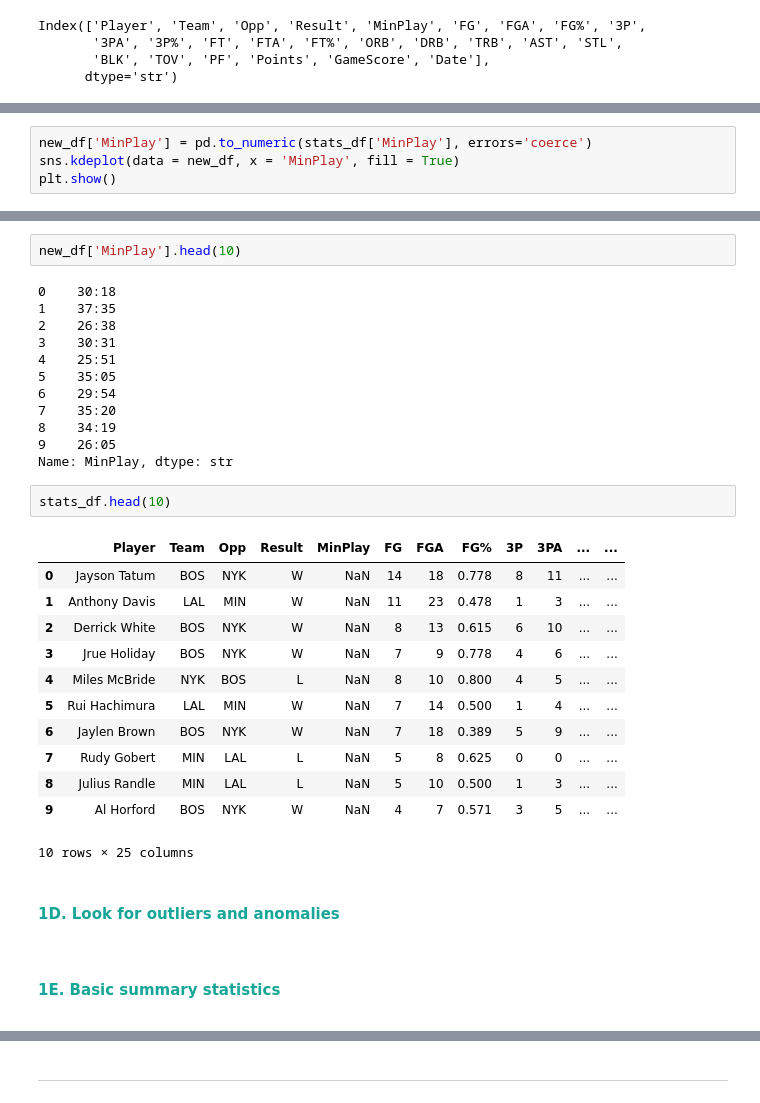
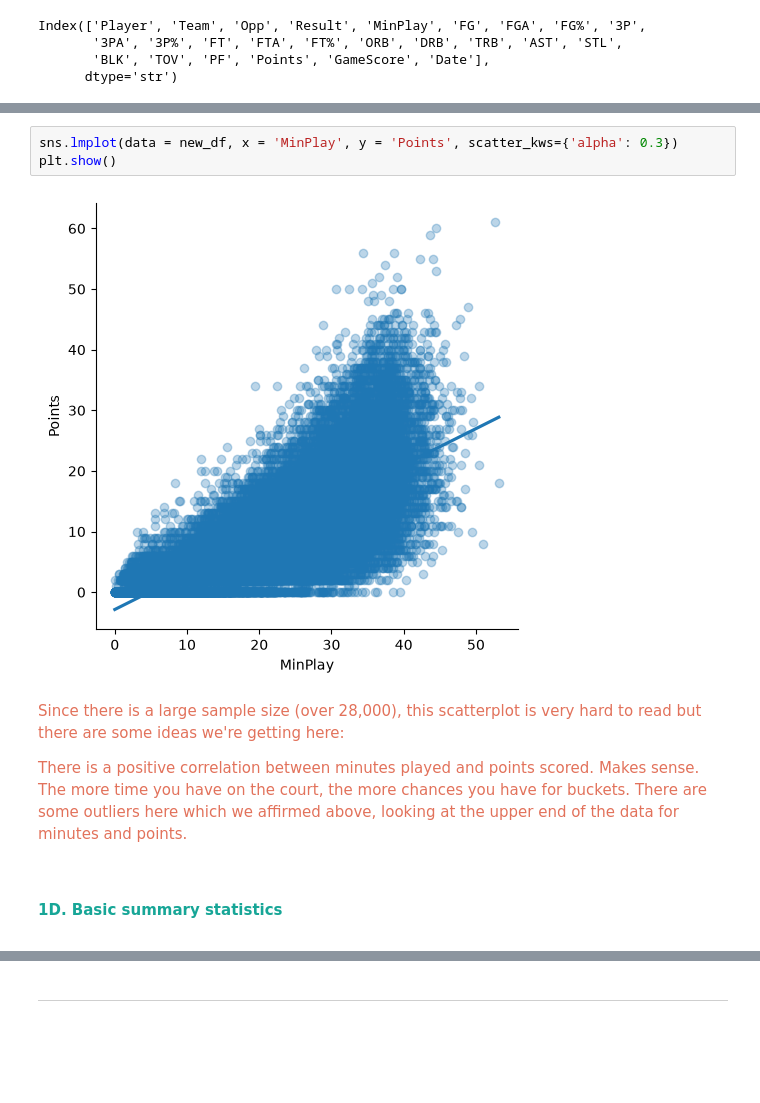
Before and after one commit to awomann/nba-prediction, a Jupyter notebook: Desktop/Coding/NBA Prediction/NBA_Predictive_Analytics.ipynb, the cells around one changed output, grey strips where cells are left out. Cells and saved outputs as stored; diff of their text form; blank space fills up the shorter version.

```diff
--- a/Desktop/Coding/NBA Prediction/NBA_Predictive_Analytics.ipynb
+++ b/Desktop/Coding/NBA Prediction/NBA_Predictive_Analytics.ipynb
@@ -312,4 +372,0 @@ np.int64(0)
-# %%
-new_df['MinPlay'] = pd.to_numeric(stats_df['MinPlay'], errors='coerce')
-sns.kdeplot(data = new_df, x = 'MinPlay', fill = True)
-plt.show()
@@ -332,41 +373,20 @@ Name: MP, dtype: str
-# %%
-new_df['MinPlay'].head(10)
-# %% [output]
-0    30:18
-1    37:35
-2    26:38
-3    30:31
-4    25:51
-5    35:05
-6    29:54
-7    35:20
-8    34:19
-9    26:05
-Name: MinPlay, dtype: str
-# %%
-stats_df.head(10)
-# %% [output]
-|  | Player | Team | Opp | Result | MinPlay | FG | FGA | FG% | 3P | 3PA | ... | ... |
-| 0 | Jayson Tatum | BOS | NYK | W | NaN | 14 | 18 | 0.778 | 8 | 11 | ... | ... |
-| 1 | Anthony Davis | LAL | MIN | W | NaN | 11 | 23 | 0.478 | 1 | 3 | ... | ... |
-| 2 | Derrick White | BOS | NYK | W | NaN | 8 | 13 | 0.615 | 6 | 10 | ... | ... |
-| 3 | Jrue Holiday | BOS | NYK | W | NaN | 7 | 9 | 0.778 | 4 | 6 | ... | ... |
-| 4 | Miles McBride | NYK | BOS | L | NaN | 8 | 10 | 0.800 | 4 | 5 | ... | ... |
-| 5 | Rui Hachimura | LAL | MIN | W | NaN | 7 | 14 | 0.500 | 1 | 4 | ... | ... |
-| 6 | Jaylen Brown | BOS | NYK | W | NaN | 7 | 18 | 0.389 | 5 | 9 | ... | ... |
-| 7 | Rudy Gobert | MIN | LAL | L | NaN | 5 | 8 | 0.625 | 0 | 0 | ... | ... |
-| 8 | Julius Randle | MIN | LAL | L | NaN | 5 | 10 | 0.500 | 1 | 3 | ... | ... |
-| 9 | Al Horford | BOS | NYK | W | NaN | 4 | 7 | 0.571 | 3 | 5 | ... | ... |
-10 rows × 25 columns
+# %%
+sns.lmplot(data = new_df, x = 'MinPlay', y = 'Points', scatter_kws={'alpha': 0.3})
+plt.show()
+# %% [output]
+[figure, added]
+# %% [markdown]
+<span style="color:#E2725B">
+
+Since there is a large sample size (over 28,000), this scatterplot is very hard to read but there are some ideas we're getting here:
+
+There is a positive correlation between minutes played and points scored. Makes sense. The more time you have on the court, the more chances you have for buckets.
+There are some outliers here which we affirmed above, looking at the upper end of the data for minutes and points.
+
+</span>
 # %% [markdown]
 <span style="color:#17A697">
 
-#### 1D. Look for outliers and anomalies
+#### 1D. Basic summary statistics
 
 </span>
-# %% [markdown]
-<span style="color:#17A697">
-
-#### 1E. Basic summary statistics
-
-</span>
```
Also changed, not shown: parts of 36 cells of this notebook.
